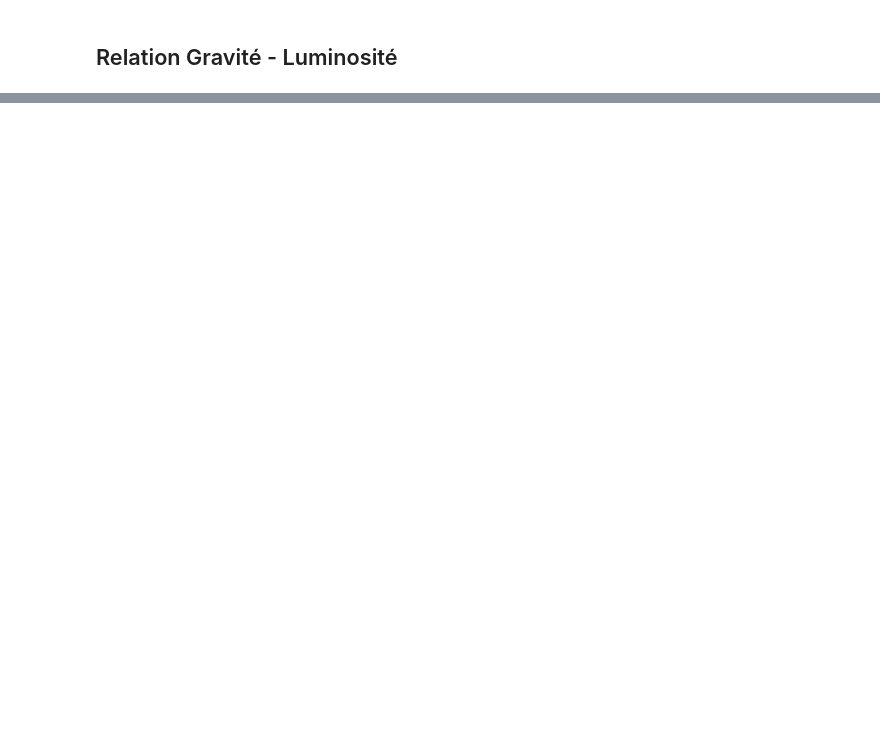
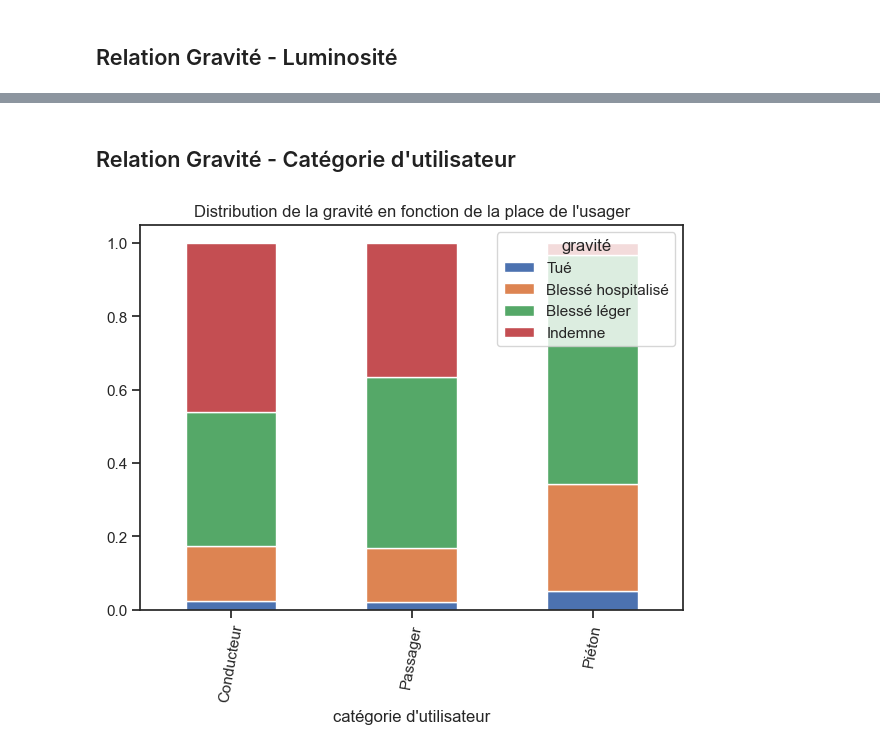
Before and after one commit to nicolascarayon/projet-accidents-routiers, a Jupyter notebook: nico_merged_data.ipynb, the cells around one changed output, grey strips where cells are left out. Drawn from its saved outputs; the diff is of its cells as text; code cells hidden in the pictures; blank space fills up the shorter version.

```diff
--- a/nico_merged_data.ipynb
+++ b/nico_merged_data.ipynb
@@ -78,0 +100,15 @@ sns.move_legend(ax, "upper right")
+# %% [markdown]
+## Relation Gravité - Catégorie d'utilisateur
+# %%
+df_cross = pd.crosstab(df["catégorie d'utilisateur"], df['gravité'], normalize='index')
+df_cross = df_cross.reindex(columns=columns_titles)
+
+
+sns.set_theme(style="ticks")
+f, ax = plt.subplots(figsize=(7, 5))
+chart = df_cross.plot(kind="bar", stacked=True, rot=0, ax=ax,
+                         title="Distribution de la gravité en fonction de la place de l'usager")
+chart.set_xticklabels(chart.get_xticklabels(), rotation=80)
+sns.move_legend(ax, "upper right")
+# %% [output]
+[figure, added]
```
Also changed, not shown: parts of 8 cells of this notebook, 1 other file.
